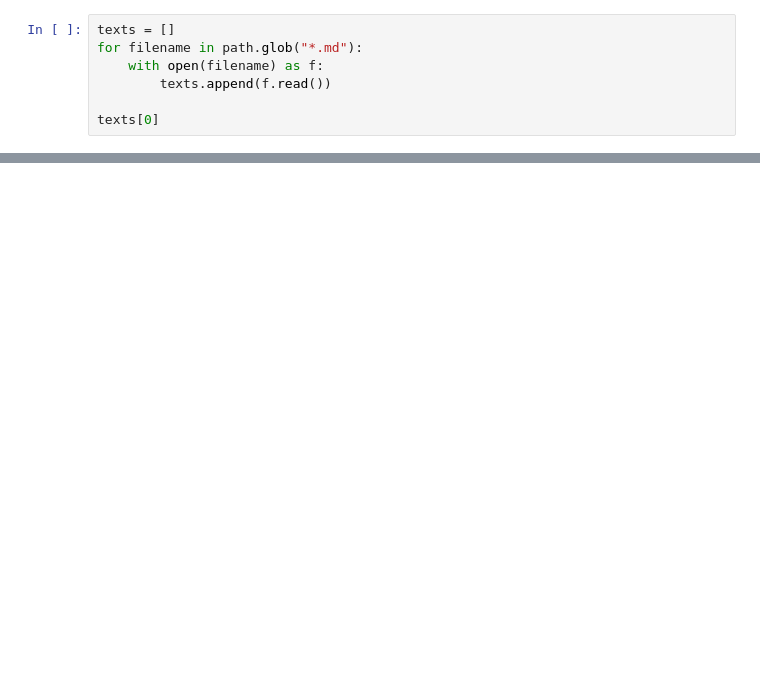
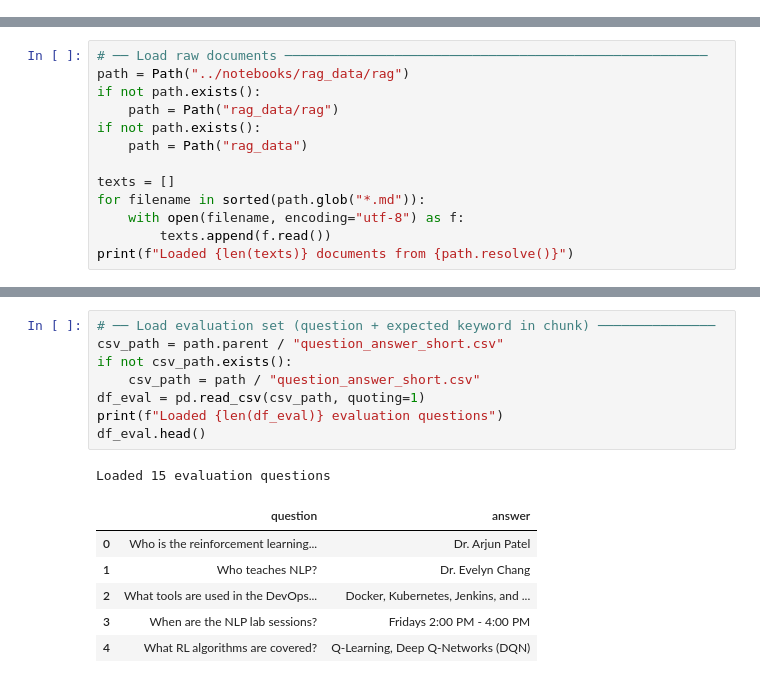
Before and after one commit to belaid-sarah/NLP-TDS, a Jupyter notebook: notebooks/RAG.ipynb, the cells around one changed output, grey strips where cells are left out. Drawn from its saved outputs; the diff is of its cells as text; blank space fills up the shorter version.

```diff
--- a/notebooks/RAG.ipynb
+++ b/notebooks/RAG.ipynb
@@ -79,7 +0,0 @@ path = Path("../data/raw/rag/")
-# %%
-texts = []
-for filename in path.glob("*.md"):
-    with open(filename) as f:
-        texts.append(f.read())
-
-texts[0]
@@ -261,0 +15,13 @@ pprint(res.choices[0].message.content)
+# %%
+# ── Load raw documents ──────────────────────────────────────────────────────
+path = Path("../notebooks/rag_data/rag")
+if not path.exists():
+    path = Path("rag_data/rag")
+if not path.exists():
+    path = Path("rag_data")
+
+texts = []
+for filename in sorted(path.glob("*.md")):
+    with open(filename, encoding="utf-8") as f:
+        texts.append(f.read())
+print(f"Loaded {len(texts)} documents from {path.resolve()}")
@@ -261,0 +112,16 @@ pprint(res.choices[0].message.content)
+# %%
+# ── Load evaluation set (question + expected keyword in chunk) ───────────────
+csv_path = path.parent / "question_answer_short.csv"
+if not csv_path.exists():
+    csv_path = path / "question_answer_short.csv"
+df_eval = pd.read_csv(csv_path, quoting=1)
+print(f"Loaded {len(df_eval)} evaluation questions")
+df_eval.head()
+# %% [output]
+Loaded 15 evaluation questions
+|  | question | answer |
+| 0 | Who is the reinforcement learning... | Dr. Arjun Patel |
+| 1 | Who teaches NLP? | Dr. Evelyn Chang |
+| 2 | What tools are used in the DevOps... | Docker, Kubernetes, Jenkins, and ... |
+| 3 | When are the NLP lab sessions? | Fridays 2:00 PM - 4:00 PM |
+| 4 | What RL algorithms are covered? | Q-Learning, Deep Q-Networks (DQN) |
```
Also changed, not shown: parts of 52 cells of this notebook, 3 other files.
